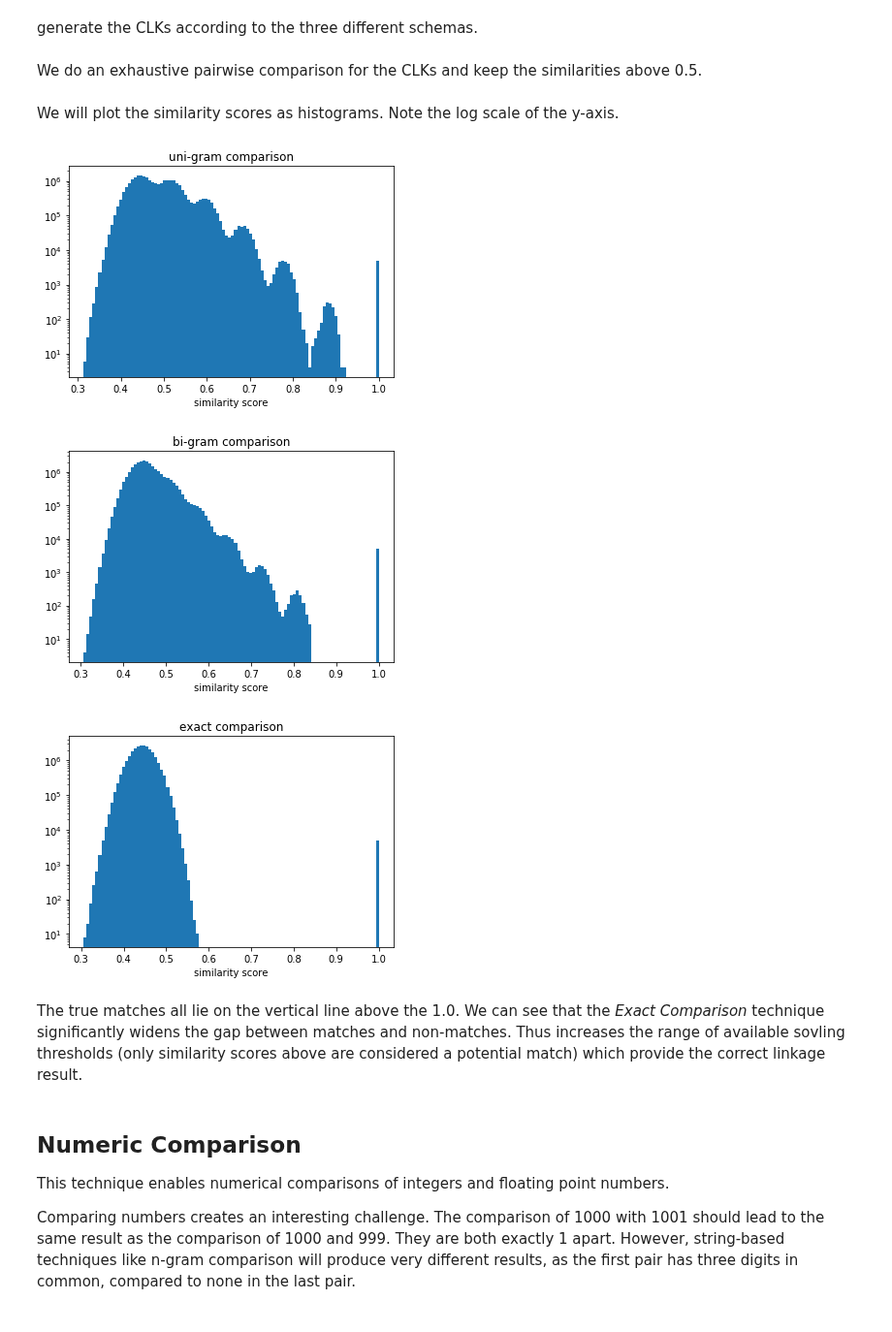
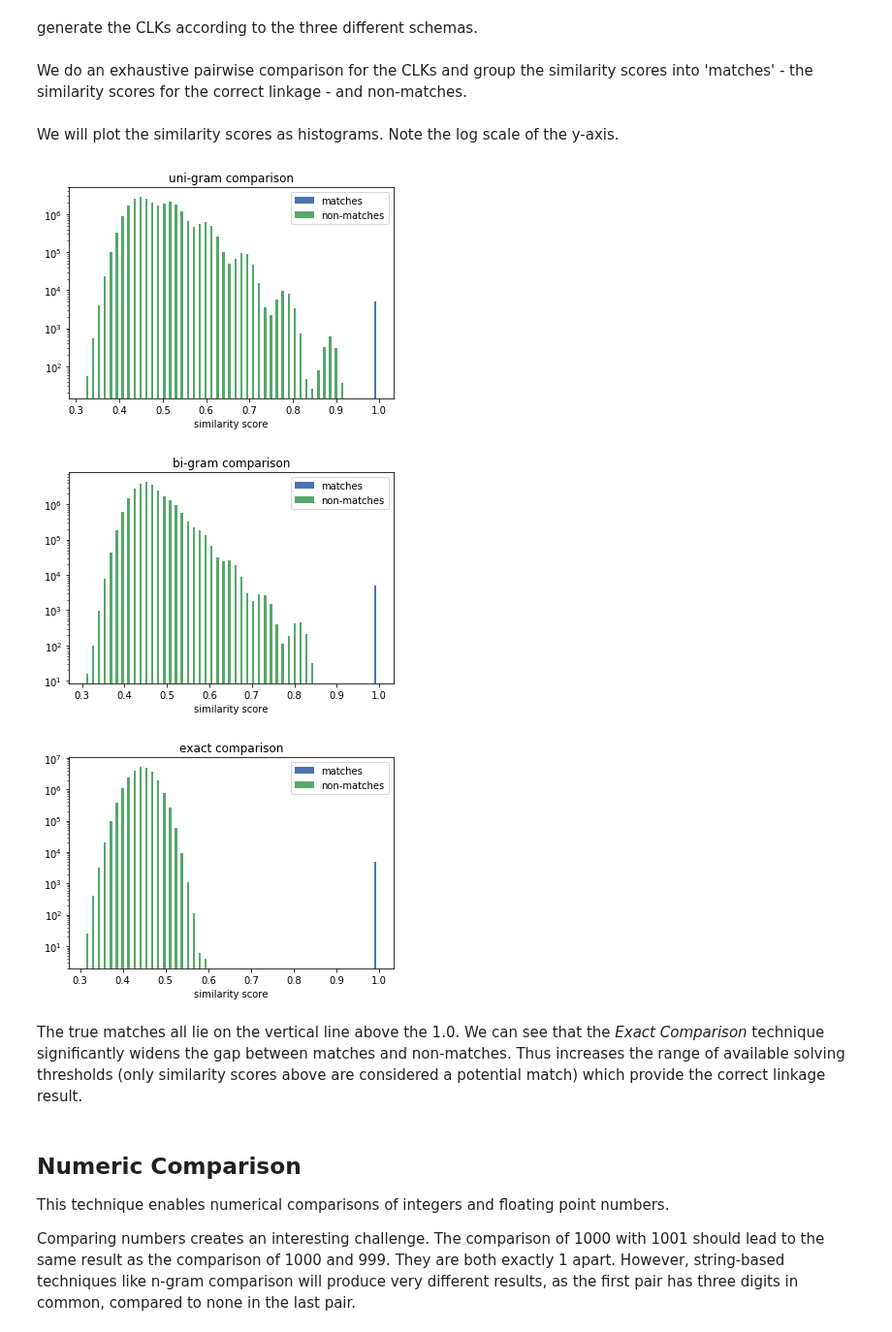
Before and after one commit to data61/clkhash, a Jupyter notebook: docs/tutorial_comparisons.ipynb, the cells around one changed output. Shown at 97% size. Cells and saved outputs as stored; diff of their text form; code cells hidden in the pictures.

```diff
--- a/docs/tutorial_comparisons.ipynb
+++ b/docs/tutorial_comparisons.ipynb
@@ -80,7 +80,7 @@ import base64
 import anonlink
 
 def deserialize_bitarray(bytes_data):
-    """helper method to convert clkhash output into anonlink readable format"""
+    """helper method to convert a serialized clk into a bitarray"""
     ba = bitarray(endian='big')
     data_as_bytes = base64.decodebytes(bytes_data.encode())
     ba.frombytes(data_as_bytes)
@@ -94,14 +94,22 @@ def deserialize_filters(filters):
         res.append(ba)
     return res
 
-def sim_scores_from_clks(clks_a, clks_b, threshold):
-    """returns pairwise similarity scores above 'threshold' for the provided clks"""
+def grouped_sim_scores_from_clks(clks_a, clks_b, threshold):
+    """returns the pairwise similarity scores for the provided clks, grouped into matches and non-matches"""
     results_candidate_pairs = anonlink.candidate_generation.find_candidate_pairs(
             [clks_a, clks_b],
             anonlink.similarities.dice_coefficient,
             threshold
     )
-    return results_candidate_pairs[0]
+    matches = []
+    non_matches = []
+    sims, ds_is, (rec_id0, rec_id1) = results_candidate_pairs
+    for sim, rec_i0, rec_i1 in zip(sims, rec_id0, rec_id1):
+        if rec_i0 == rec_i1:
+            matches.append(sim)
+        else:
+            non_matches.append(sim)
+    return matches, non_matches
 # %% [markdown]
 generate the CLKs according to the three different schemas.
 # %%
@@ -115,37 +123,42 @@ a_csv.seek(0)
 hashed_data_a = generate_clk_from_csv(a_csv, secret_key, exact_schema, header=False)
 clks_a_exact = deserialize_filters(hashed_data_a)
 # %% [markdown]
-We do an exhaustive pairwise comparison for the CLKs and keep the similarities above 0.5.
+We do an exhaustive pairwise comparison for the CLKs and group the similarity scores into 'matches' - the similarity scores for the correct linkage - and non-matches.
 # %%
-sim_scores_unigram = sim_scores_from_clks(clks_a_unigram, clks_a_unigram, 0.0)
-sim_scores_bigram = sim_scores_from_clks(clks_a_bigram, clks_a_bigram, 0.0)
-sim_scores_exact = sim_scores_from_clks(clks_a_exact, clks_a_exact, 0.0)
+sims_matches_unigram, sims_non_matches_unigram = grouped_sim_scores_from_clks(clks_a_unigram, clks_a_unigram, 0.0)
+sims_matches_bigram, sims_non_matches_bigram = grouped_sim_scores_from_clks(clks_a_bigram, clks_a_bigram, 0.0)
+sims_matches_exact, sims_non_matches_exact = grouped_sim_scores_from_clks(clks_a_exact, clks_a_exact, 0.0)
 # %% [markdown]
 We will plot the similarity scores as histograms. Note the log scale of the y-axis.
 # %%
 import matplotlib.pyplot as plt
-plt.hist(sim_scores_unigram, bins=100)
+plt.style.use('seaborn-deep')
+
+plt.hist([sims_matches_unigram, sims_non_matches_unigram], bins=50, label=['matches', 'non-matches'])
+plt.legend(loc='upper right')
 plt.yscale('log', nonposy='clip')
 plt.xlabel('similarity score')
 plt.title('uni-gram comparison')
 plt.show()
-plt.hist(sim_scores_bigram, bins=100)
+plt.hist([sims_matches_bigram, sims_non_matches_bigram], bins=50, label=['matches', 'non-matches'])
+plt.legend(loc='upper right')
 plt.yscale('log', nonposy='clip')
 plt.xlabel('similarity score')
 plt.title('bi-gram comparison')
 plt.show()
-plt.hist(sim_scores_exact, bins=100)
+plt.hist([sims_matches_exact, sims_non_matches_exact], bins=50, label=['matches', 'non-matches'])
+plt.legend(loc='upper right')
 plt.yscale('log', nonposy='clip')
 plt.xlabel('similarity score')
 plt.title('exact comparison')
 plt.show()
 # %% [output]
-[figure, old version]
+[figure, new version]
-[figure, old version]
+[figure, new version]
-[figure, old version]
+[figure, new version]
 # %% [markdown]
 The true matches all lie on the vertical line above the 1.0. We can see that the *Exact Comparison* technique significantly widens the gap between matches and non-matches.
-Thus increases the range of available sovling thresholds (only similarity scores above are considered a potential match) which provide the correct linkage result.
+Thus increases the range of available solving thresholds (only similarity scores above are considered a potential match) which provide the correct linkage result.
 # %% [markdown]
 ## Numeric Comparison
 This technique enables numerical comparisons of integers and floating point numbers.
```
Also changed, not shown: parts of 6 cells of this notebook.
